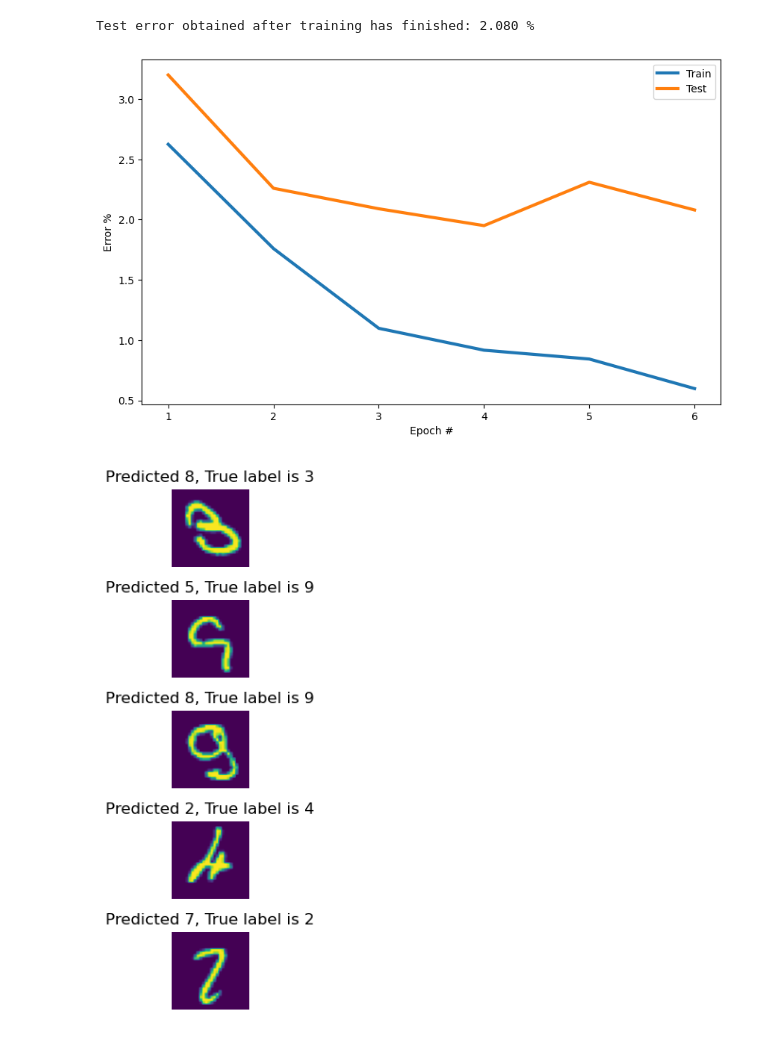
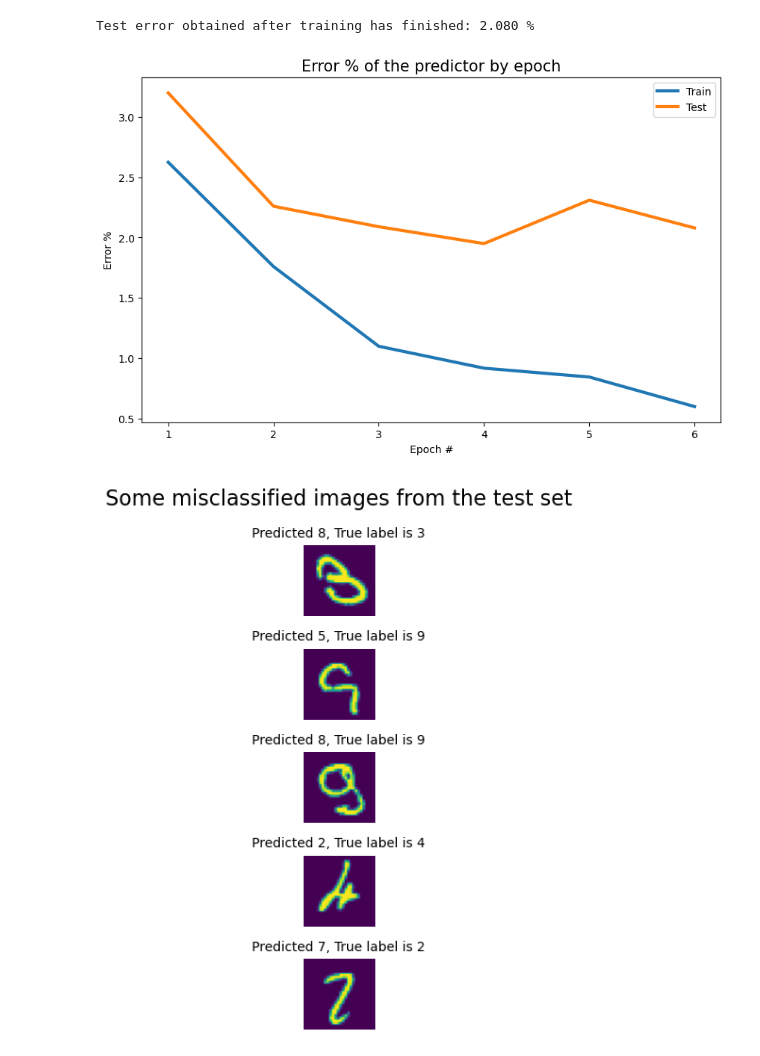
Before and after one commit to tohanov/AppliedDeepLearning, a Jupyter notebook: HW3/question1.ipynb, the cells around one changed output. Saved outputs shown, nothing was run; the diff lists cells and outputs as text; code cells hidden in the pictures.

Commit message:
a3q1: adding titles

```diff
--- a/HW3/question1.ipynb
+++ b/HW3/question1.ipynb
@@ -136,19 +135,20 @@ for epoch in range(num_epochs):
 # %%
 print(f"Test error obtained after training has finished: {test_error_by_epoch[-1]*100:.3f} %")
 
 plt.plot(range(1, len(train_error_by_epoch)+1), np.array(train_error_by_epoch)*100, label="Train")
 plt.plot(range(1, len(test_error_by_epoch)+1), np.array(test_error_by_epoch)*100, label="Test")
 
 # print(train_error_by_epoch)
 # print(test_error_by_epoch)
 
+plt.title("Error % of the predictor by epoch", fontsize=15)
 plt.xlabel('Epoch #')
 plt.ylabel('Error %')
 plt.legend()
 plt.show()
 # %% [output]
 Test error obtained after training has finished: 2.080 %
-[figure, old version]
+[figure, new version]
 # %%
 num_collected_misclassified = 0
 data_with_predictions = []
@@ -177,14 +177,15 @@ num_misclassified_shown = 0
 for (image, true_label, predicted_label) in data_with_predictions:
 	if true_label != predicted_label:
 		axs[num_misclassified_shown].imshow(image.squeeze())
-		axs[num_misclassified_shown].set_title(f"Predicted {predicted_label.item()}, True label is {true_label.item()}", )
+		axs[num_misclassified_shown].set_title(f"Predicted {predicted_label.item()}, True label is {true_label.item()}", fontsize=10)
 		axs[num_misclassified_shown].axis('off')
 
 		num_misclassified_shown += 1
 		if num_misclassified_shown == num_misclassified_to_show:
 			break
 
+fig.suptitle('Some misclassified images from the test set', fontsize=16)
 plt.tight_layout()
 # plt.show()
 # %% [output]
-[figure, old version]
+[figure, new version]
```
Also changed, not shown: parts of 2 cells of this notebook.
